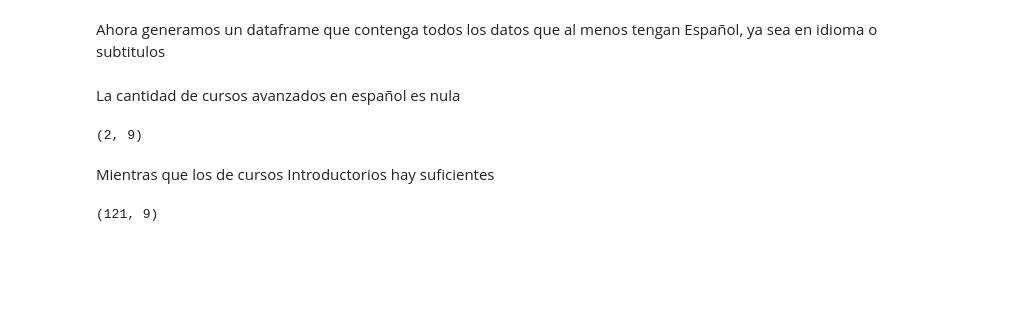
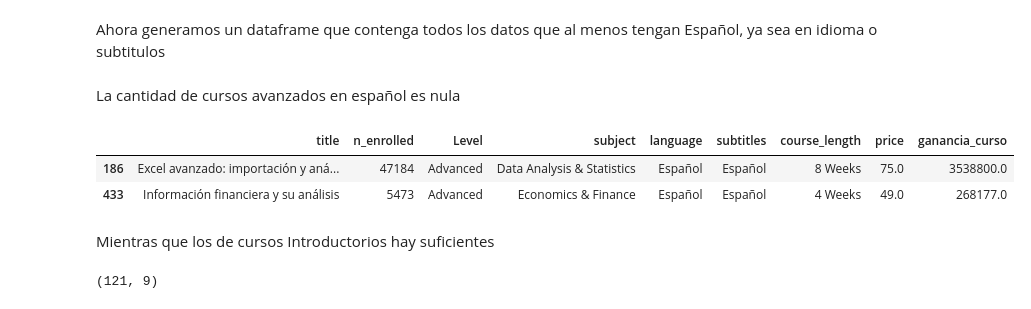
Before and after one commit to octa-acostamonti/MOOCs-Analyisis, a Jupyter notebook: EDA.ipynb, the cells around one changed output. Saved outputs shown, nothing was run; the diff lists cells and outputs as text; code cells hidden in the pictures; blank space fills up the shorter version.

```diff
--- a/EDA.ipynb
+++ b/EDA.ipynb
@@ -728,9 +736,11 @@ cursos_español = edx[edx['language'].str.contains('Spanish', na=False) | edx['s
 # %% [markdown]
 La cantidad de cursos avanzados en español es nula
 # %%
-cursos_español[cursos_español["Level"] == "Advanced"].shape
+cursos_español[cursos_español["Level"] == "Advanced"]
 # %% [output]
-(2, 9)
+|  | title | n_enrolled | Level | subject | language | subtitles | course_length | price | ganancia_curso |
+| 186 | Excel avanzado: importación y aná... | 47184 | Advanced | Data Analysis & Statistics | Español | Español | 8 Weeks | 75.0 | 3538800.0 |
+| 433 | Información financiera y su análisis | 5473 | Advanced | Economics & Finance | Español | Español | 4 Weeks | 49.0 | 268177.0 |
 # %% [markdown]
 Mientras que los de cursos Introductorios hay suficientes
 # %%
```
Also changed, not shown: parts of 13 cells of this notebook.
